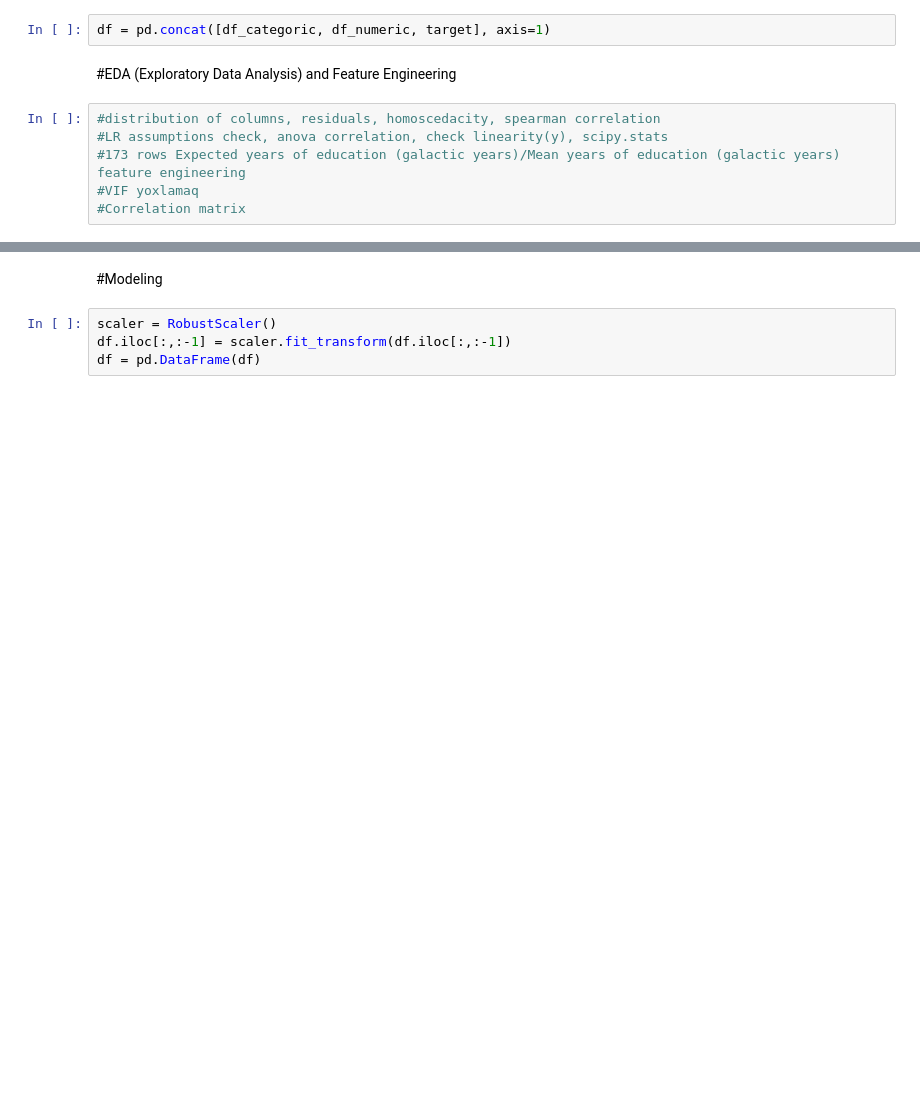
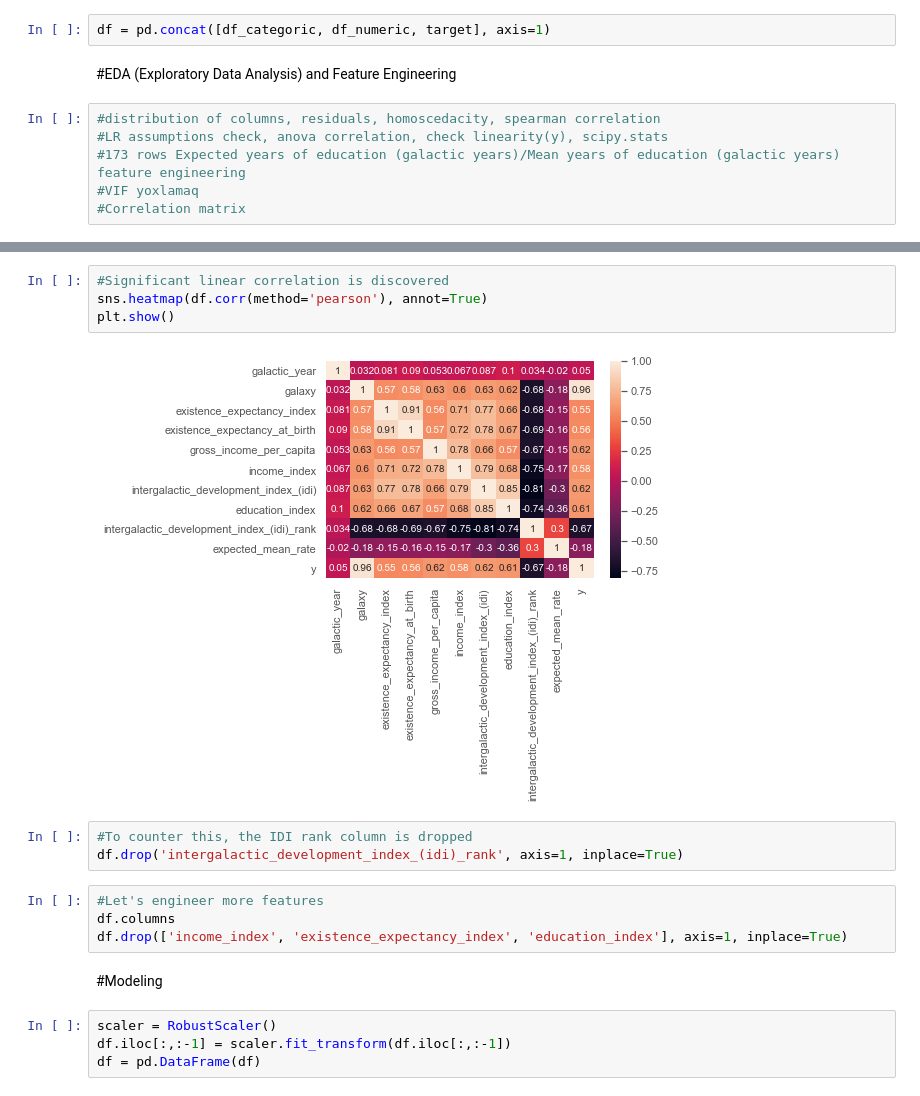
Before and after one commit to kamalzada/Python-codes, a Jupyter notebook: git_repository/Python-capstone-data2.ipynb, the cells around one changed output, grey strips where cells are left out. Cells and saved outputs as stored; diff of their text form; blank space fills up the shorter version.

```diff
--- a/git_repository/Python-capstone-data2.ipynb
+++ b/git_repository/Python-capstone-data2.ipynb
@@ -333,3 +378,16 @@ df = pd.concat([df, target], axis=1)
+# %%
+#Significant linear correlation is discovered
+sns.heatmap(df.corr(method='pearson'), annot=True)
+plt.show()
+# %% [output]
+[figure, added]
+# %%
+#To counter this, the IDI rank column is dropped
+df.drop('intergalactic_development_index_(idi)_rank', axis=1, inplace=True)
+# %%
+#Let's engineer more features
+df.columns
+df.drop(['income_index', 'existence_expectancy_index', 'education_index'], axis=1, inplace=True)
 # %% [markdown]
 #Modeling
 # %%
```
Also changed, not shown: parts of 28 cells of this notebook.
